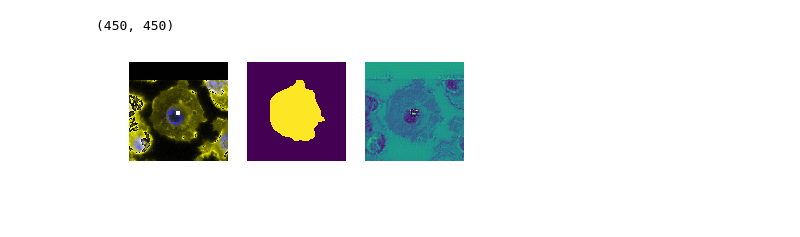
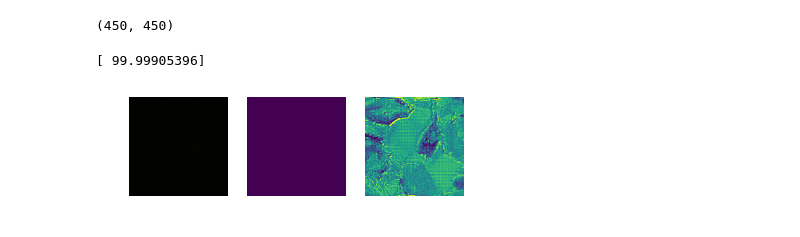
Before and after one commit to sofroniewn/pytorch-segmentation, a Jupyter notebook: notebook.ipynb, the cells around one changed output. Drawn from its saved outputs; the diff is of its cells as text; code cells hidden in the pictures.

Commit message:
add warp transform

```diff
--- a/notebook.ipynb
+++ b/notebook.ipynb
@@ -49,7 +80,9 @@ import segmentation.transforms as extended_transforms
 joint_transform = extended_transforms.Compose([
     extended_transforms.RandomHorizontallyFlip(),
     extended_transforms.RandomVerticallyFlip(),
-    extended_transforms.RandomCrop(450)])
+    extended_transforms.CenterCrop(1000),
+#    extended_transforms.RandomRotate(45),
+    RandomWarp(3, 20)])
 
 input_transform = transforms.Compose(
     [transforms.ToTensor(),
@@ -151,7 +208,7 @@ print('Finished Training')
 # %%
 import torch
 from os.path import join
-snapshot_name = 'UNet_3'
+snapshot_name = 'UNet_1'
 # %%
 torch.save(net.state_dict(), join(base, 'models', snapshot_name + '.pth'))
 torch.save(optimizer.state_dict(), join(base, 'models', 'opt_' + snapshot_name + '.pth'))
@@ -164,5 +221,5 @@ net.load_state_dict(torch.load(join(base, 'models', snapshot_name + '.pth'), map
 val_dataset = BroadDataset(base, 'val', joint_transform=joint_transform, input_transform=input_transform, target_transform=target_transform)
 # %%
 from torch.autograd import Variable
-img, mask = val_dataset[1]
+img, mask = val_dataset[0]
 output = net(Variable(img).unsqueeze(0))
@@ -189,7 +240,7 @@ Variable containing:
 [torch.FloatTensor of size 1x1x450x450]
 # %%
 #prediction = output.data.max(1)[1].squeeze_(1).squeeze_(0) #.cpu().numpy() #max(1)[1] is equiv to argmax
-prediction = F.log_softmax(output)
+#prediction = F.log_softmax(output)
 #prediction = output
 # %%
 prediction.data.squeeze(1).squeeze(0).numpy().shape
@@ -198,17 +249,18 @@ prediction.data.squeeze(1).squeeze(0).numpy().shape
 # %%
 ax = plt.subplot(1,3,1);
 plt.imshow(img.numpy().transpose(1,2,0))
 ax.axis('off');
 ax = plt.subplot(1,3,2);
 plt.imshow(mask.numpy())
 ax.axis('off');
 ax = plt.subplot(1,3,3);
 plt.imshow(prediction.squeeze(0).squeeze(0).data.numpy())
 ax.axis('off');
-#loss = criterion(output, Variable(mask).unsqueeze(0))
-#print(loss.data.numpy())
+loss = criterion(output, Variable(mask).unsqueeze(0))
+print(loss.data.numpy())
 # %% [output]
+[ 99.99905396]
-[figure, old version]
+[figure, new version]
 # %%
 prediction.max()
 # %% [output]
```
Also changed, not shown: parts of 13 cells of this notebook, 2 other files.
